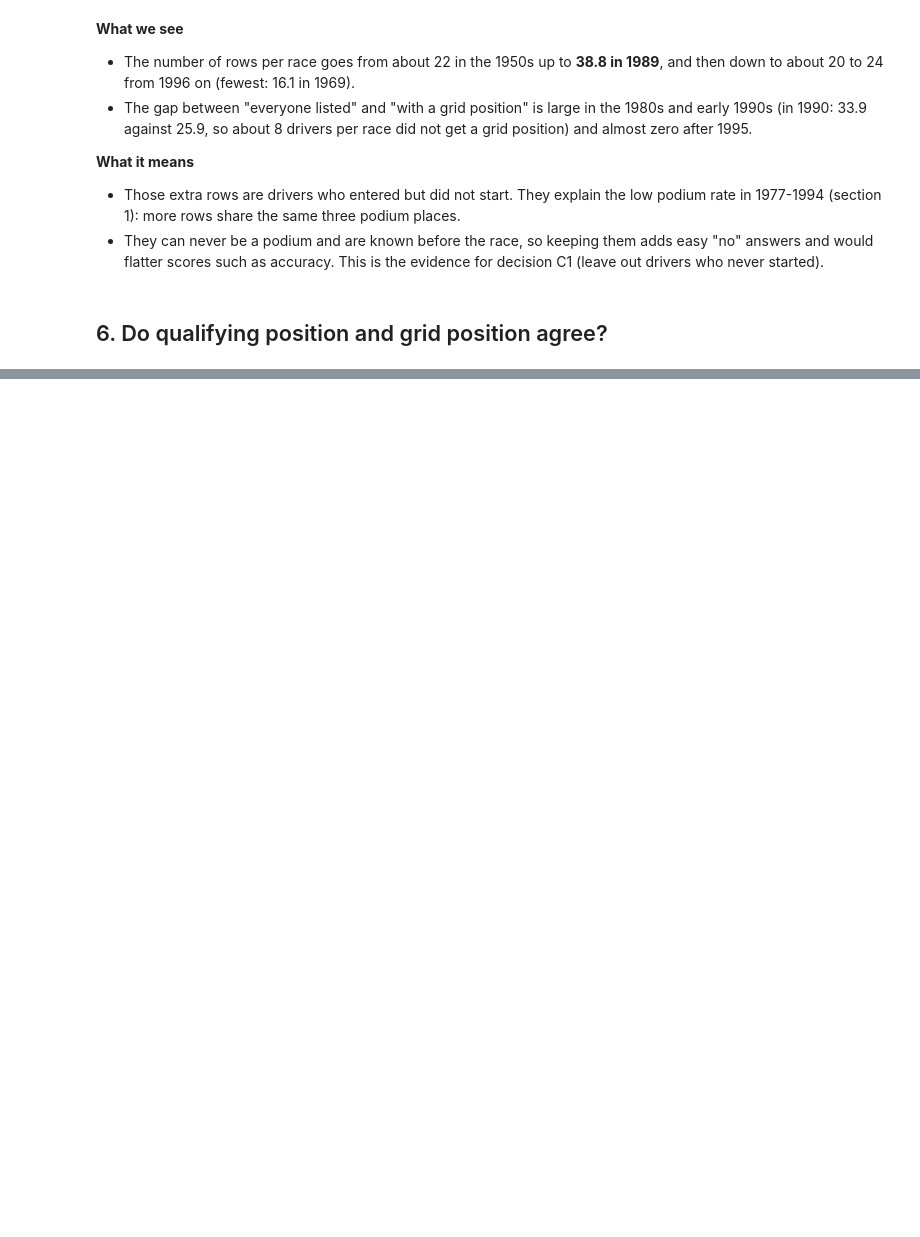
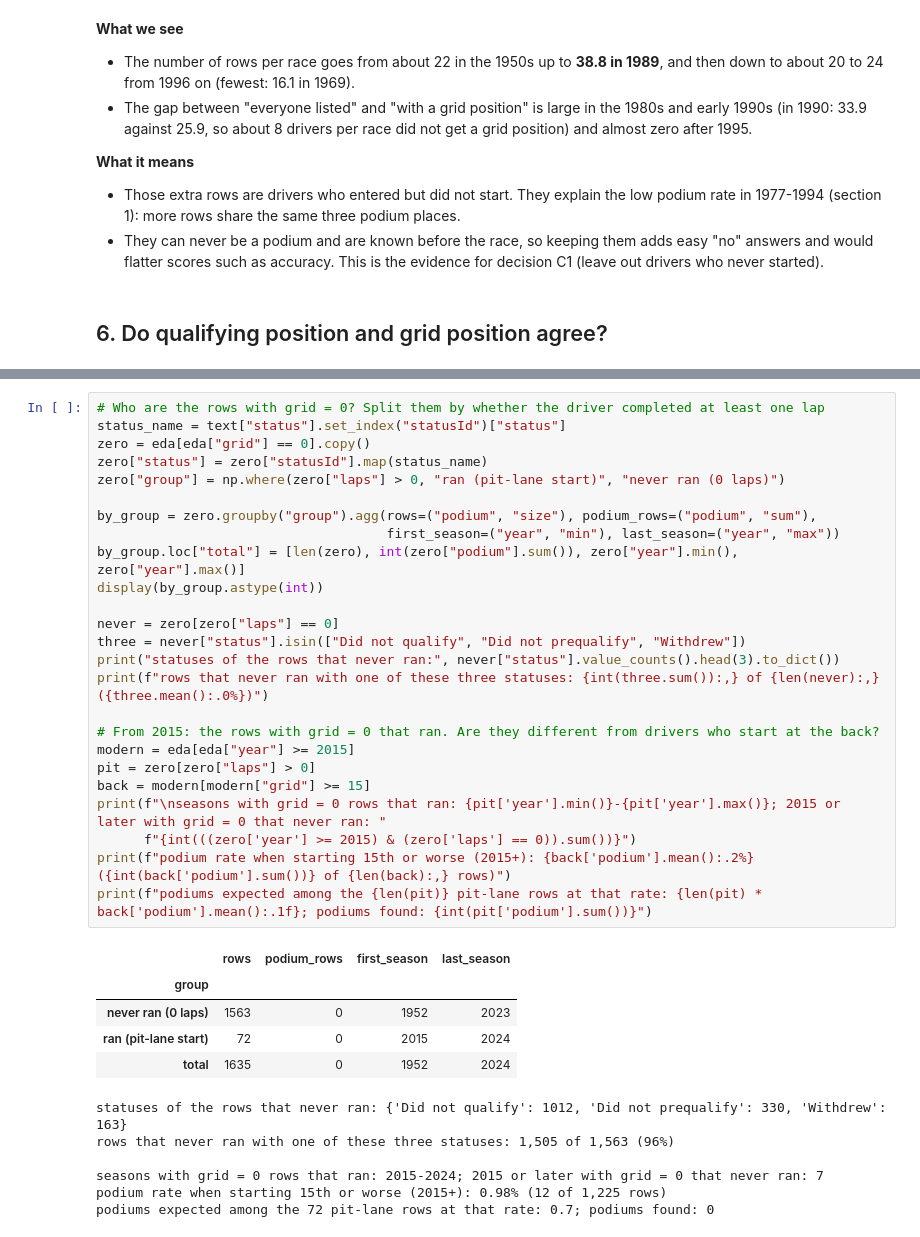
Before and after one commit to esralsayed/ACL-milestone1, a Jupyter notebook: F1_podium_prediction.ipynb, the cells around one changed output, grey strips where cells are left out. Drawn from its saved outputs; the diff is of its cells as text; blank space fills up the shorter version.

```diff
--- a/F1_podium_prediction.ipynb
+++ b/F1_podium_prediction.ipynb
@@ -1769,0 +1960,37 @@ These are descriptions of the data. The decisions themselves are made in the cle
+# %%
+# Who are the rows with grid = 0? Split them by whether the driver completed at least one lap
+status_name = text["status"].set_index("statusId")["status"]
+zero = eda[eda["grid"] == 0].copy()
+zero["status"] = zero["statusId"].map(status_name)
+zero["group"] = np.where(zero["laps"] > 0, "ran (pit-lane start)", "never ran (0 laps)")
+
+by_group = zero.groupby("group").agg(rows=("podium", "size"), podium_rows=("podium", "sum"),
+                                     first_season=("year", "min"), last_season=("year", "max"))
+by_group.loc["total"] = [len(zero), int(zero["podium"].sum()), zero["year"].min(), zero["year"].max()]
+display(by_group.astype(int))
+
+never = zero[zero["laps"] == 0]
+three = never["status"].isin(["Did not qualify", "Did not prequalify", "Withdrew"])
+print("statuses of the rows that never ran:", never["status"].value_counts().head(3).to_dict())
+print(f"rows that never ran with one of these three statuses: {int(three.sum()):,} of {len(never):,} ({three.mean():.0%})")
+
+# From 2015: the rows with grid = 0 that ran. Are they different from drivers who start at the back?
+modern = eda[eda["year"] >= 2015]
+pit = zero[zero["laps"] > 0]
+back = modern[modern["grid"] >= 15]
+print(f"\nseasons with grid = 0 rows that ran: {pit['year'].min()}-{pit['year'].max()}; 2015 or later with grid = 0 that never ran: "
+      f"{int(((zero['year'] >= 2015) & (zero['laps'] == 0)).sum())}")
+print(f"podium rate when starting 15th or worse (2015+): {back['podium'].mean():.2%} ({int(back['podium'].sum())} of {len(back):,} rows)")
+print(f"podiums expected among the {len(pit)} pit-lane rows at that rate: {len(pit) * back['podium'].mean():.1f}; podiums found: {int(pit['podium'].sum())}")
+# %% [output]
+|  | rows | podium_rows | first_season | last_season |
+| group |  |  |  |  |
+| never ran (0 laps) | 1563 | 0 | 1952 | 2023 |
+| ran (pit-lane start) | 72 | 0 | 2015 | 2024 |
+| total | 1635 | 0 | 1952 | 2024 |
+statuses of the rows that never ran: {'Did not qualify': 1012, 'Did not prequalify': 330, 'Withdrew': 163}
+rows that never ran with one of these three statuses: 1,505 of 1,563 (96%)
+
+seasons with grid = 0 rows that ran: 2015-2024; 2015 or later with grid = 0 that never ran: 7
+podium rate when starting 15th or worse (2015+): 0.98% (12 of 1,225 rows)
+podiums expected among the 72 pit-lane rows at that rate: 0.7; podiums found: 0
```
Also changed, not shown: parts of 45 cells of this notebook, 2 other files.
